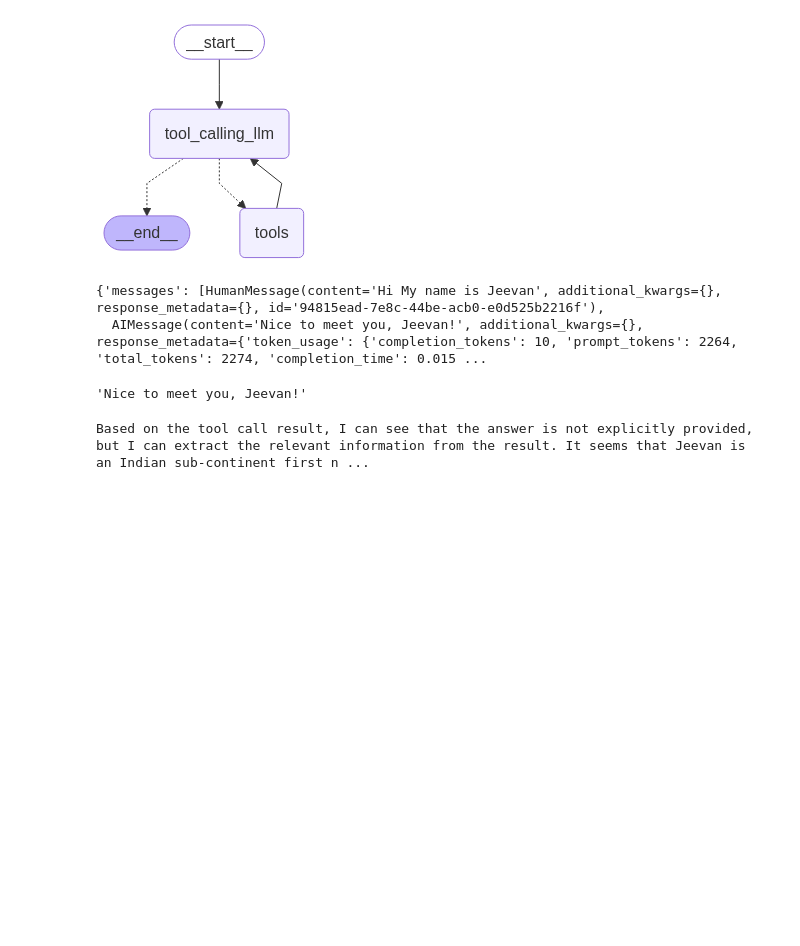
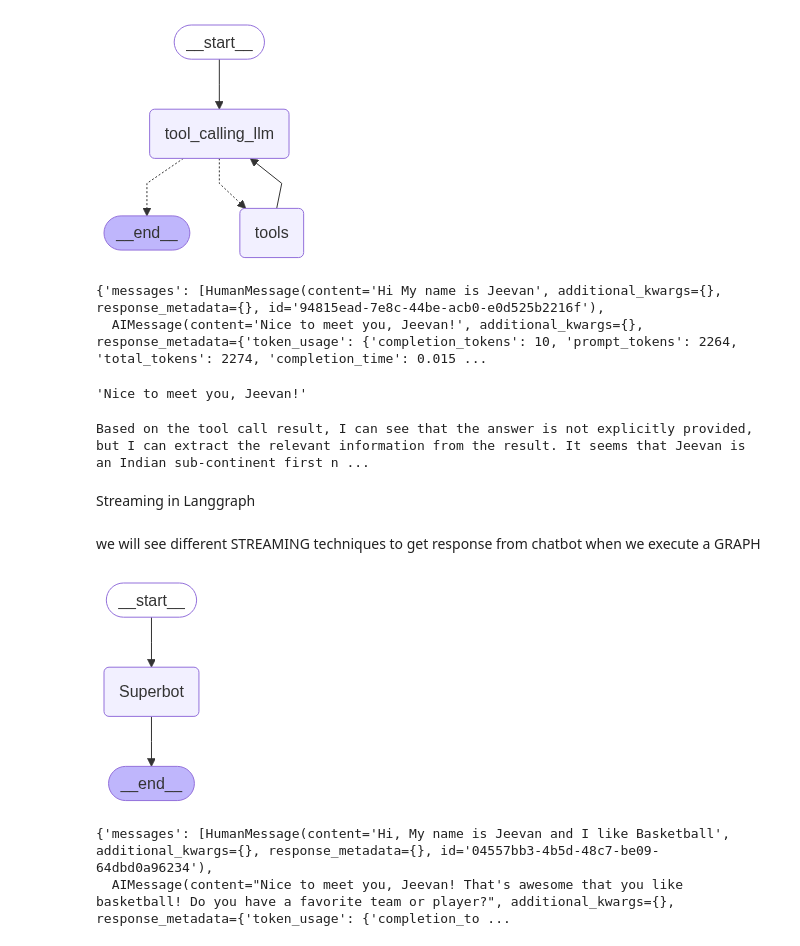
Before and after one commit to jeeva-life/Agentic_AI_Basics, a Jupyter notebook: AgenticLangGraph-1/BasicChatbot-1.ipynb, the cells around one changed output. Cells and saved outputs as stored; diff of their text form; code cells hidden in the pictures; blank space fills up the shorter version.

Commit message:
streaming with VALUES & UPDATES

```diff
--- a/AgenticLangGraph-1/BasicChatbot-1.ipynb
+++ b/AgenticLangGraph-1/BasicChatbot-1.ipynb
@@ -413,3 +413,38 @@ response = graph.invoke({"messages": "Hey, what is my name?"},config=config)
 print(response["messages"][-1].content)
 # %% [output]
 Based on the tool call result, I can see that the answer is not explicitly provided, but I can extract the relevant information from the result. It seems that Jeevan is an Indian sub-continent first n ...
+# %% [markdown]
+Streaming in Langgraph
+# %% [markdown]
+we will see different STREAMING techniques to get response from chatbot when we execute a GRAPH
+# %%
+# first initialize a memory saver
+from langgraph.checkpoint.memory import MemorySaver
+memory = MemorySaver()
+# %%
+#chatbot NODE
+def superbot(state: State):
+    return {"messages": [llm.invoke(state['messages'])]}
+# %%
+graph=StateGraph(State)
+
+graph.add_node("Superbot", superbot)
+
+graph.add_edge(START, "Superbot")
+graph.add_edge("Superbot", END)
+
+graph_builder=graph.compile(checkpointer=memory)
+
+#Display
+from IPython.display import Image, display
+display(Image(graph_builder.get_graph().draw_mermaid_png()))
+# %% [output]
+[figure, added]
+# %%
+## create a THREAD
+config = {"configurable": {"thread_id": "1"}}
+
+graph_builder.invoke({"messages": "Hi, My name is Jeevan and I like Basketball"}, config)
+# %% [output]
+{'messages': [HumanMessage(content='Hi, My name is Jeevan and I like Basketball', additional_kwargs={}, response_metadata={}, id='04557bb3-4b5d-48c7-be09-64dbd0a96234'),
+  AIMessage(content="Nice to meet you, Jeevan! That's awesome that you like basketball! Do you have a favorite team or player?", additional_kwargs={}, response_metadata={'token_usage': {'completion_to ...
```
Also changed, not shown: parts of 8 cells of this notebook.
